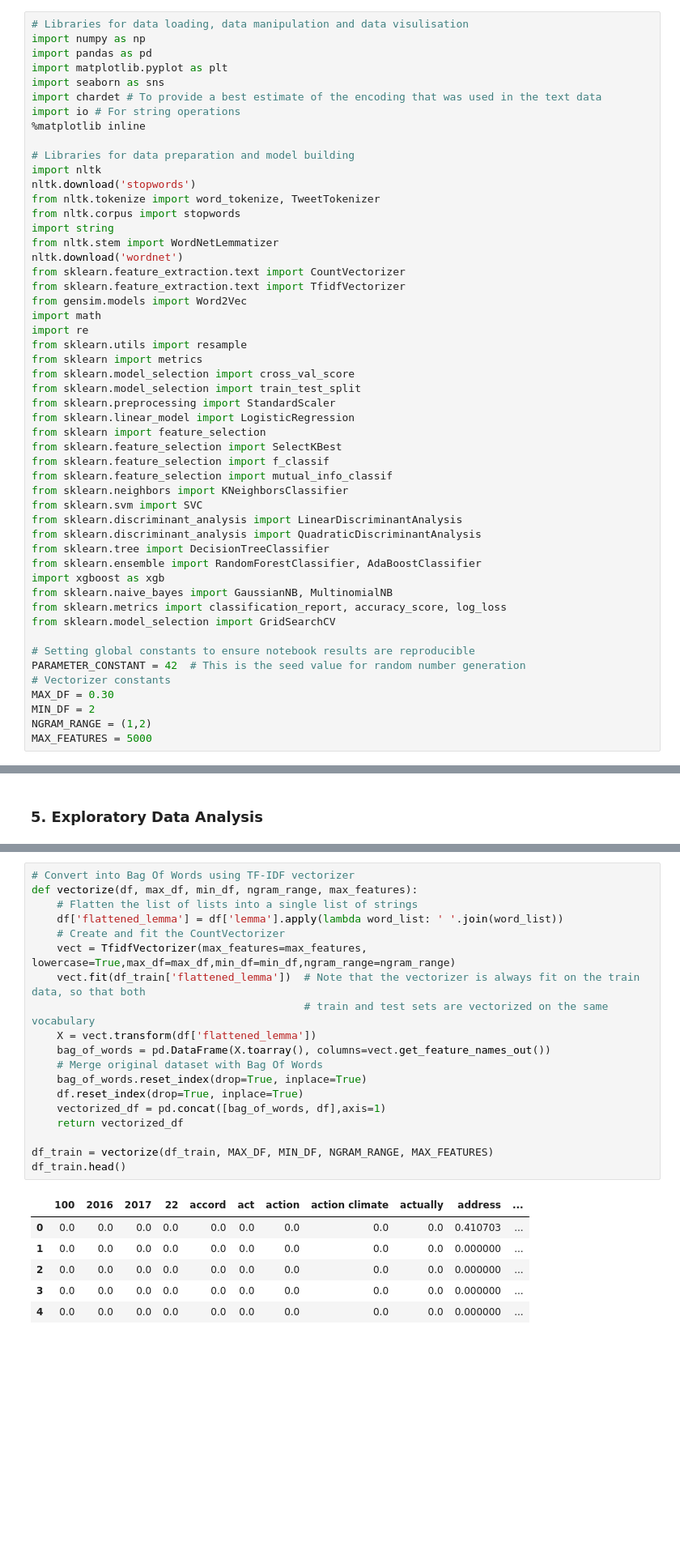
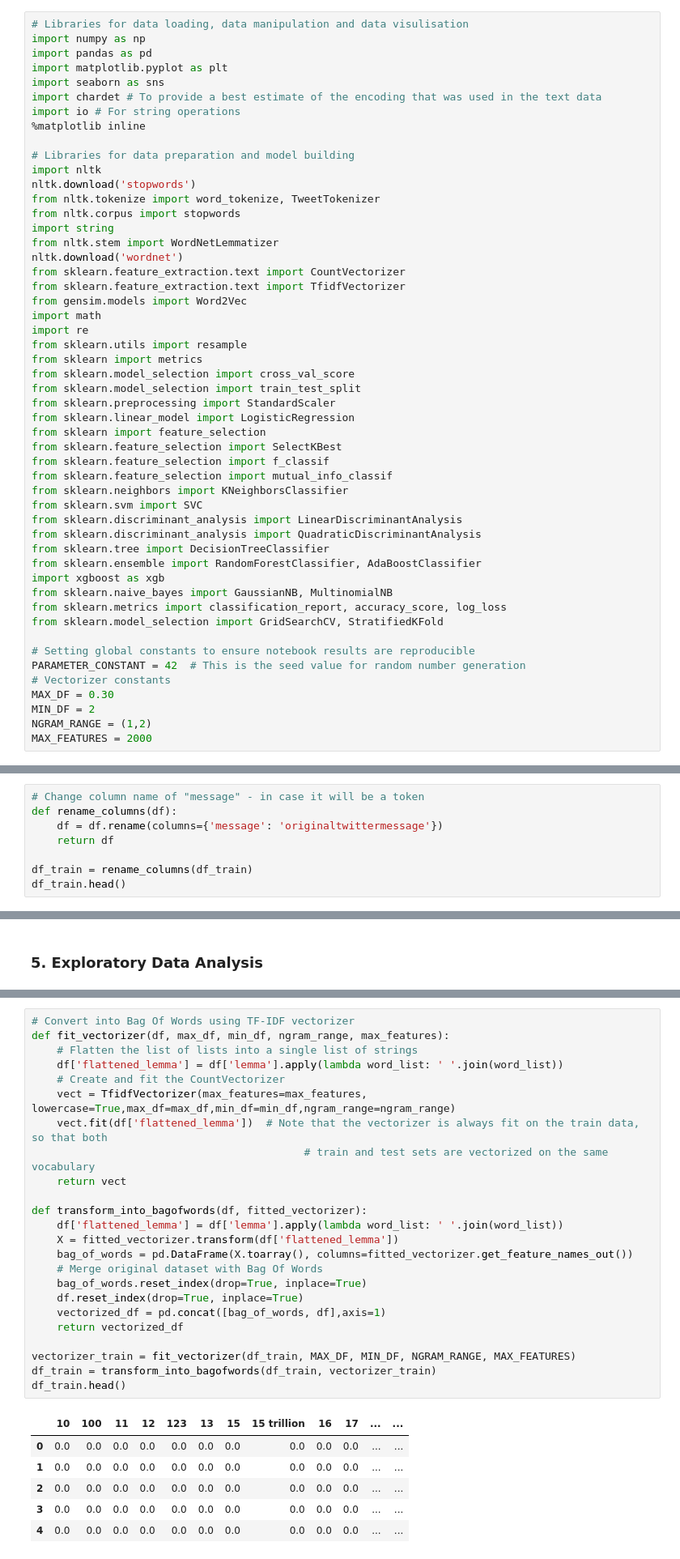
Before and after one commit to dawieloots/advanced-classification-predict, a Jupyter notebook: notebook/advanced-classification-predict-colab.ipynb, the cells around one changed output, grey strips where cells are left out. Shown at 81% size. Saved outputs shown, nothing was run; the diff lists cells and outputs as text; blank space fills up the shorter version.

```diff
--- a/notebook/advanced-classification-predict-colab.ipynb
+++ b/notebook/advanced-classification-predict-colab.ipynb
@@ -81,7 +81,7 @@ from sklearn.ensemble import RandomForestClassifier, AdaBoostClassifier
 import xgboost as xgb
 from sklearn.naive_bayes import GaussianNB, MultinomialNB
 from sklearn.metrics import classification_report, accuracy_score, log_loss
-from sklearn.model_selection import GridSearchCV
+from sklearn.model_selection import GridSearchCV, StratifiedKFold
 
 # Setting global constants to ensure notebook results are reproducible
 PARAMETER_CONSTANT = 42  # This is the seed value for random number generation
@@ -89,7 +89,7 @@ PARAMETER_CONSTANT = 42  # This is the seed value for random number generation
 MAX_DF = 0.30
 MIN_DF = 2
 NGRAM_RANGE = (1,2)
-MAX_FEATURES = 5000
+MAX_FEATURES = 2000
 # %% [output]
 [nltk_data] Downloading package stopwords to /root/nltk_data...
 [nltk_data]   Package stopwords is already up-to-date!
@@ -196,3 +197,11 @@ Now that we have class balance, let's proceed with the following steps to conver
 - Tokenization
 - Removal of stop words
 - Lemmatization
+# %%
+# Change column name of "message" - in case it will be a token
+def rename_columns(df):
+    df = df.rename(columns={'message': 'originaltwittermessage'})
+    return df
+
+df_train = rename_columns(df_train)
+df_train.head()
@@ -341,27 +357,32 @@ df_train = vectorize(df_train, MAX_DF, MIN_DF, NGRAM_RANGE, MAX_FEATURES)
 df_train.head()
 # %%
 # Convert into Bag Of Words using TF-IDF vectorizer
-def vectorize(df, max_df, min_df, ngram_range, max_features):
+def fit_vectorizer(df, max_df, min_df, ngram_range, max_features):
     # Flatten the list of lists into a single list of strings
     df['flattened_lemma'] = df['lemma'].apply(lambda word_list: ' '.join(word_list))
     # Create and fit the CountVectorizer
     vect = TfidfVectorizer(max_features=max_features, lowercase=True,max_df=max_df,min_df=min_df,ngram_range=ngram_range)
-    vect.fit(df_train['flattened_lemma'])  # Note that the vectorizer is always fit on the train data, so that both
+    vect.fit(df['flattened_lemma'])  # Note that the vectorizer is always fit on the train data, so that both
                                            # train and test sets are vectorized on the same vocabulary
-    X = vect.transform(df['flattened_lemma'])
-    bag_of_words = pd.DataFrame(X.toarray(), columns=vect.get_feature_names_out())
+    return vect
+
+def transform_into_bagofwords(df, fitted_vectorizer):
+    df['flattened_lemma'] = df['lemma'].apply(lambda word_list: ' '.join(word_list))
+    X = fitted_vectorizer.transform(df['flattened_lemma'])
+    bag_of_words = pd.DataFrame(X.toarray(), columns=fitted_vectorizer.get_feature_names_out())
     # Merge original dataset with Bag Of Words
     bag_of_words.reset_index(drop=True, inplace=True)
     df.reset_index(drop=True, inplace=True)
     vectorized_df = pd.concat([bag_of_words, df],axis=1)
     return vectorized_df
 
-df_train = vectorize(df_train, MAX_DF, MIN_DF, NGRAM_RANGE, MAX_FEATURES)
+vectorizer_train = fit_vectorizer(df_train, MAX_DF, MIN_DF, NGRAM_RANGE, MAX_FEATURES)
+df_train = transform_into_bagofwords(df_train, vectorizer_train)
 df_train.head()
 # %% [output]
-|  | 100 | 2016 | 2017 | 22 | accord | act | action | action climate | actually | address | ... |
-| 0 | 0.0 | 0.0 | 0.0 | 0.0 | 0.0 | 0.0 | 0.0 | 0.0 | 0.0 | 0.410703 | ... |
-| 1 | 0.0 | 0.0 | 0.0 | 0.0 | 0.0 | 0.0 | 0.0 | 0.0 | 0.0 | 0.000000 | ... |
-| 2 | 0.0 | 0.0 | 0.0 | 0.0 | 0.0 | 0.0 | 0.0 | 0.0 | 0.0 | 0.000000 | ... |
-| 3 | 0.0 | 0.0 | 0.0 | 0.0 | 0.0 | 0.0 | 0.0 | 0.0 | 0.0 | 0.000000 | ... |
-| 4 | 0.0 | 0.0 | 0.0 | 0.0 | 0.0 | 0.0 | 0.0 | 0.0 | 0.0 | 0.000000 | ... |
+|  | 10 | 100 | 11 | 12 | 123 | 13 | 15 | 15 trillion | 16 | 17 | ... | ... |
+| 0 | 0.0 | 0.0 | 0.0 | 0.0 | 0.0 | 0.0 | 0.0 | 0.0 | 0.0 | 0.0 | ... | ... |
+| 1 | 0.0 | 0.0 | 0.0 | 0.0 | 0.0 | 0.0 | 0.0 | 0.0 | 0.0 | 0.0 | ... | ... |
+| 2 | 0.0 | 0.0 | 0.0 | 0.0 | 0.0 | 0.0 | 0.0 | 0.0 | 0.0 | 0.0 | ... | ... |
+| 3 | 0.0 | 0.0 | 0.0 | 0.0 | 0.0 | 0.0 | 0.0 | 0.0 | 0.0 | 0.0 | ... | ... |
+| 4 | 0.0 | 0.0 | 0.0 | 0.0 | 0.0 | 0.0 | 0.0 | 0.0 | 0.0 | 0.0 | ... | ... |
```
Also changed, not shown: parts of 26 cells of this notebook, 1 other file.
